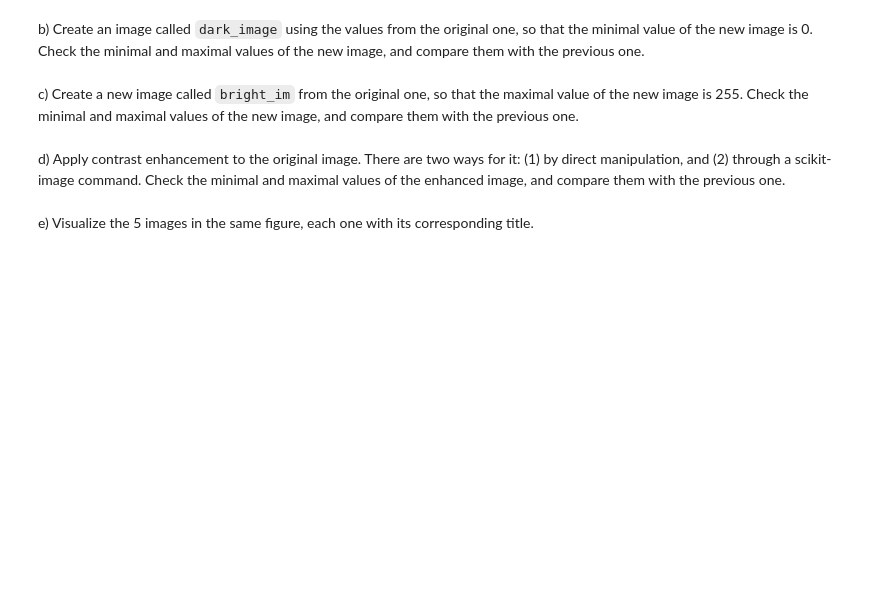
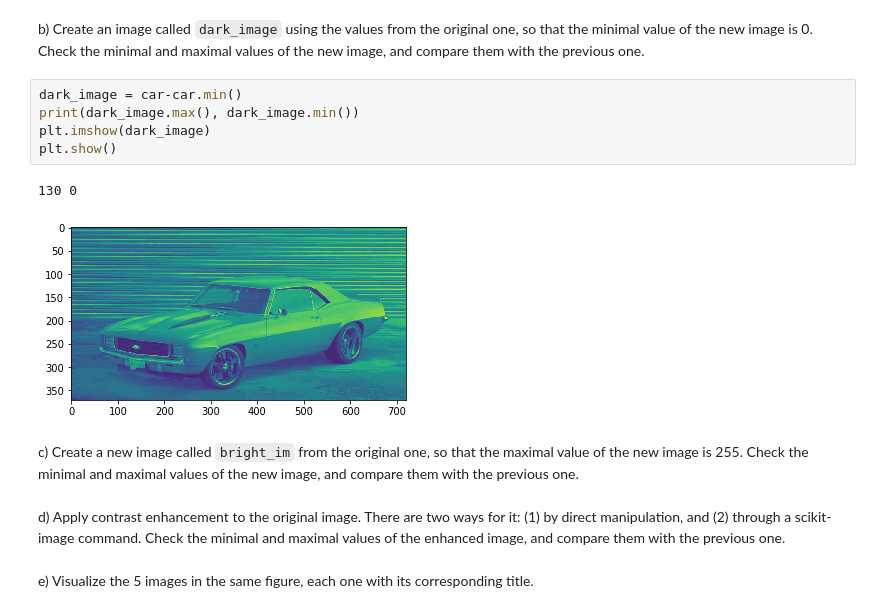
Before and after one commit to thefogui/Practica1VA, a Jupyter notebook: p1.ipynb, the cells around one changed output. Cells and saved outputs as stored; diff of their text form; blank space fills up the shorter version.

```diff
--- a/p1.ipynb
+++ b/p1.ipynb
@@ -143,5 +154,13 @@ a) Open the image `car_lowContrast.jpg` and visualize it without graylevel enhan
 # %% [markdown]
 b) Create an image called `dark_image` using the  values from the original one, so that the minimal value of the new image is 0. Check the minimal and maximal values of the new image, and compare them with the previous one.
+# %%
+dark_image = car-car.min()
+print(dark_image.max(), dark_image.min())
+plt.imshow(dark_image)
+plt.show()
+# %% [output]
+130 0
+[figure, added]
 # %% [markdown]
 c) Create a new image called `bright_im` from the original one, so that the maximal value of the new image is 255. Check the minimal and maximal values of the new image, and compare them with the previous one.
 # %% [markdown]
```
Also changed, not shown: parts of 5 cells of this notebook.
